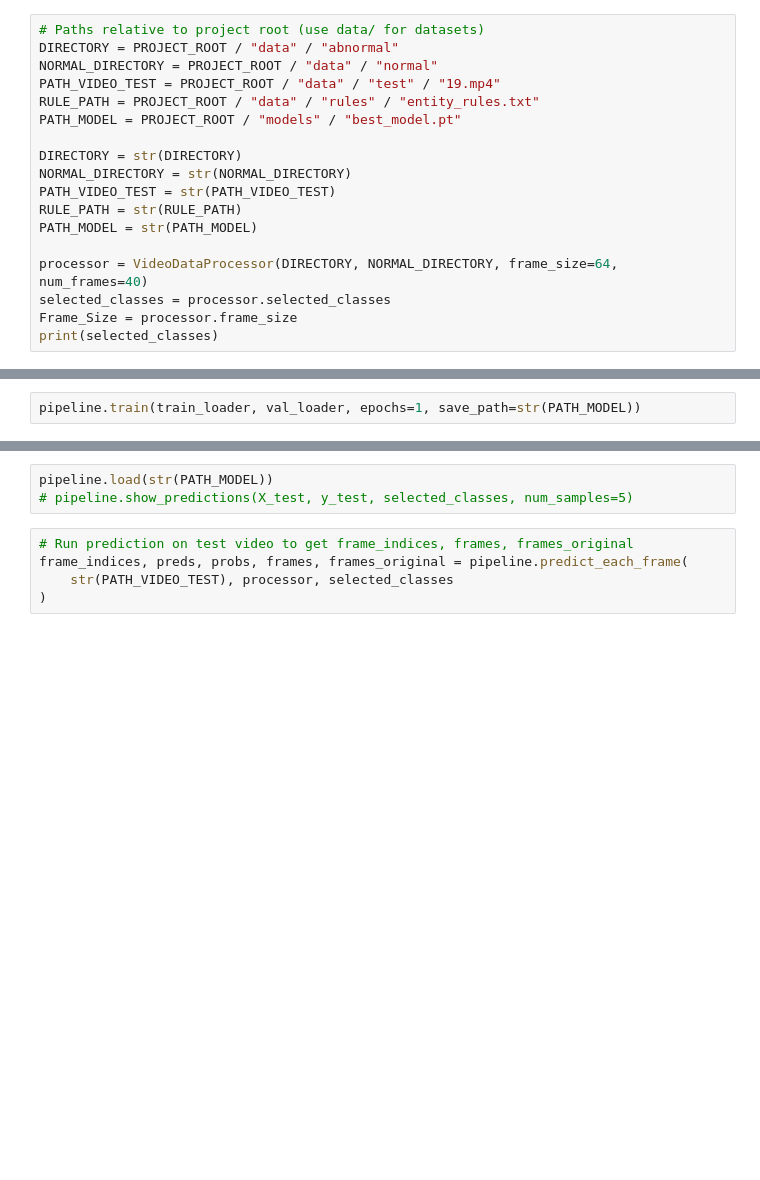
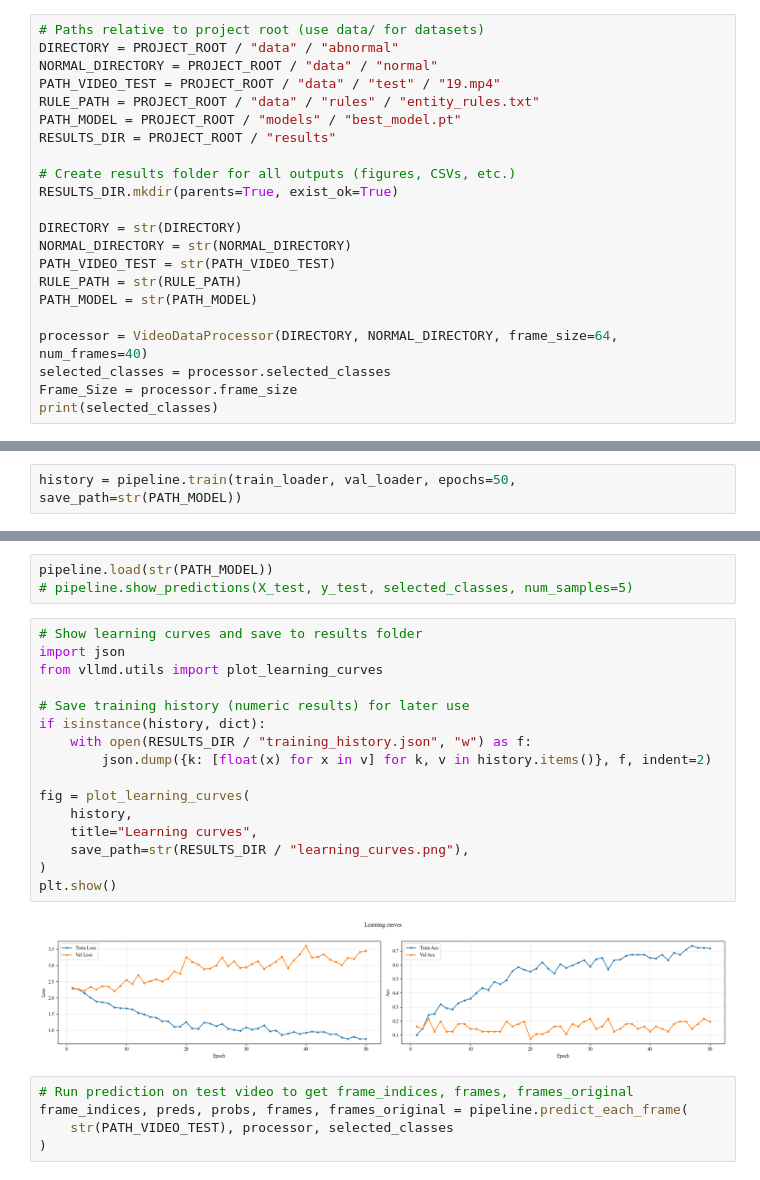
Before and after one commit to ThierryBayala/Vllm-AB, a Jupyter notebook: notebooks/vllmd.ipynb, the cells around one changed output, grey strips where cells are left out. Cells and saved outputs as stored; diff of their text form; blank space fills up the shorter version.

Commit message:
Adding utilities (metrics,plots,saving)

```diff
--- a/notebooks/vllmd.ipynb
+++ b/notebooks/vllmd.ipynb
@@ -40,6 +42,10 @@ NORMAL_DIRECTORY = PROJECT_ROOT / "data" / "normal"
 PATH_VIDEO_TEST = PROJECT_ROOT / "data" / "test" / "19.mp4"
 RULE_PATH = PROJECT_ROOT / "data" / "rules" / "entity_rules.txt"
 PATH_MODEL = PROJECT_ROOT / "models" / "best_model.pt"
+RESULTS_DIR = PROJECT_ROOT / "results"
+
+# Create results folder for all outputs (figures, CSVs, etc.)
+RESULTS_DIR.mkdir(parents=True, exist_ok=True)
 
 DIRECTORY = str(DIRECTORY)
 NORMAL_DIRECTORY = str(NORMAL_DIRECTORY)
@@ -82,4 +99,4 @@ num_classes = len(selected_classes)
 pipeline = ActionRecognitionPipeline(num_classes, device, frame_size=Frame_Size, num_frames=40)
 model = pipeline.model
 # %%
-pipeline.train(train_loader, val_loader, epochs=1, save_path=str(PATH_MODEL))
+history = pipeline.train(train_loader, val_loader, epochs=50, save_path=str(PATH_MODEL))
@@ -86,6 +121,24 @@ pipeline.train(train_loader, val_loader, epochs=1, save_path=str(PATH_MODEL))
 # %%
 pipeline.load(str(PATH_MODEL))
 # pipeline.show_predictions(X_test, y_test, selected_classes, num_samples=5)
+# %%
+# Show learning curves and save to results folder
+import json
+from vllmd.utils import plot_learning_curves
+
+# Save training history (numeric results) for later use
+if isinstance(history, dict):
+    with open(RESULTS_DIR / "training_history.json", "w") as f:
+        json.dump({k: [float(x) for x in v] for k, v in history.items()}, f, indent=2)
+
+fig = plot_learning_curves(
+    history,
+    title="Learning curves",
+    save_path=str(RESULTS_DIR / "learning_curves.png"),
+)
+plt.show()
+# %% [output]
+[figure, added]
 # %%
 # Run prediction on test video to get frame_indices, frames, frames_original
 frame_indices, preds, probs, frames, frames_original = pipeline.predict_each_frame(
```
Also changed, not shown: parts of 10 cells of this notebook, 10 other files.
